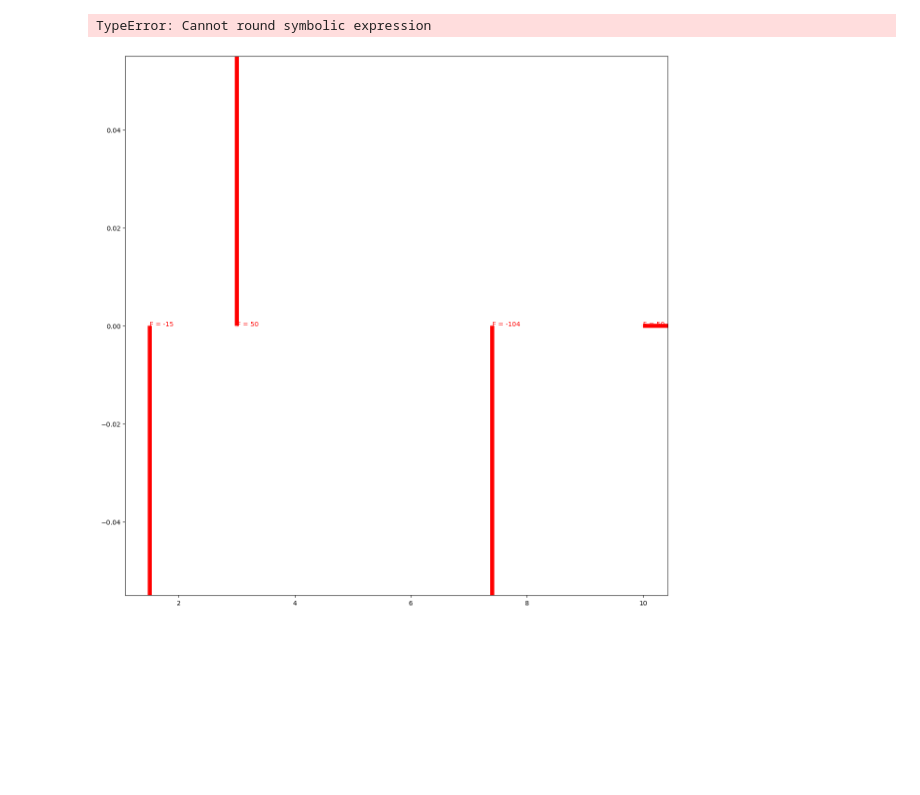
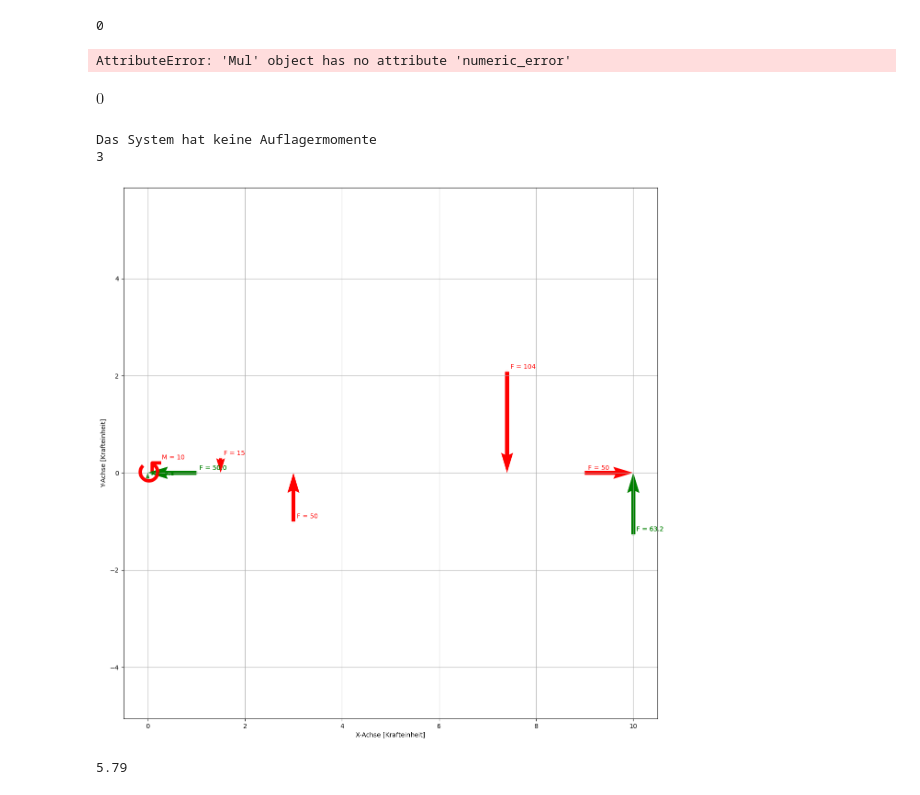
Before and after one commit to PascalGitz/09_Baustatik_GGW, a Jupyter notebook: src/main.ipynb, the cells around one changed output. Cells and saved outputs as stored; diff of their text form; code cells hidden in the pictures; blank space fills up the shorter version.

```diff
--- a/src/main.ipynb
+++ b/src/main.ipynb
@@ -49,5 +12,0 @@ kraft = ac.Force(10,10,10,10)
-# %%
-st.Plot(system_1).plot_forces_and_moments()
-# %% [output]
-TypeError: Cannot round symbolic expression
-[figure, removed]
@@ -53,0 +19,35 @@ TypeError: Cannot round symbolic expression
+# %%
+numeric_error(x*0.01)
+# %% [output]
+0
+# %%
+(x * 0.004).numeric_error
+# %% [output]
+AttributeError: 'Mul' object has no attribute 'numeric_error'
+# %%
+np.round(0.03,1
+# %% [output]
+$\displaystyle 0$
+# %%
+import actions as ac
+import reactions as re
+import structure as st
+
+
+einwirkungen_kraefte = [ac.Force(-15,90, 1.5,0), ac.Force(+50, 90, 3,0), ac.Force(-104, 90, 7.4, 0), ac.Force(50, 0,10,0)]
+einwirkungen_momente = [ac.Moment(10, 0,0)]
+reaktionen_kraefte = [re.Force(90, 0, 0), re.Force(90, 10,0), re.Force(0,0,0)]
+
+system_1 = st.System(actionforces=einwirkungen_kraefte, reactionforces=reaktionen_kraefte, actionmoments=einwirkungen_momente)
+system_1.calculate_reaction_force()
+
+
+st.Plot(system_1).plot_forces_and_moments()
+# %% [output]
+Das System hat keine Auflagermomente
+3
+[figure, added]
+# %%
+reaktionen_kraefte[0].magnitude
+# %% [output]
+5.79
```
Also changed, not shown: parts of 12 cells of this notebook, 4 other files.
